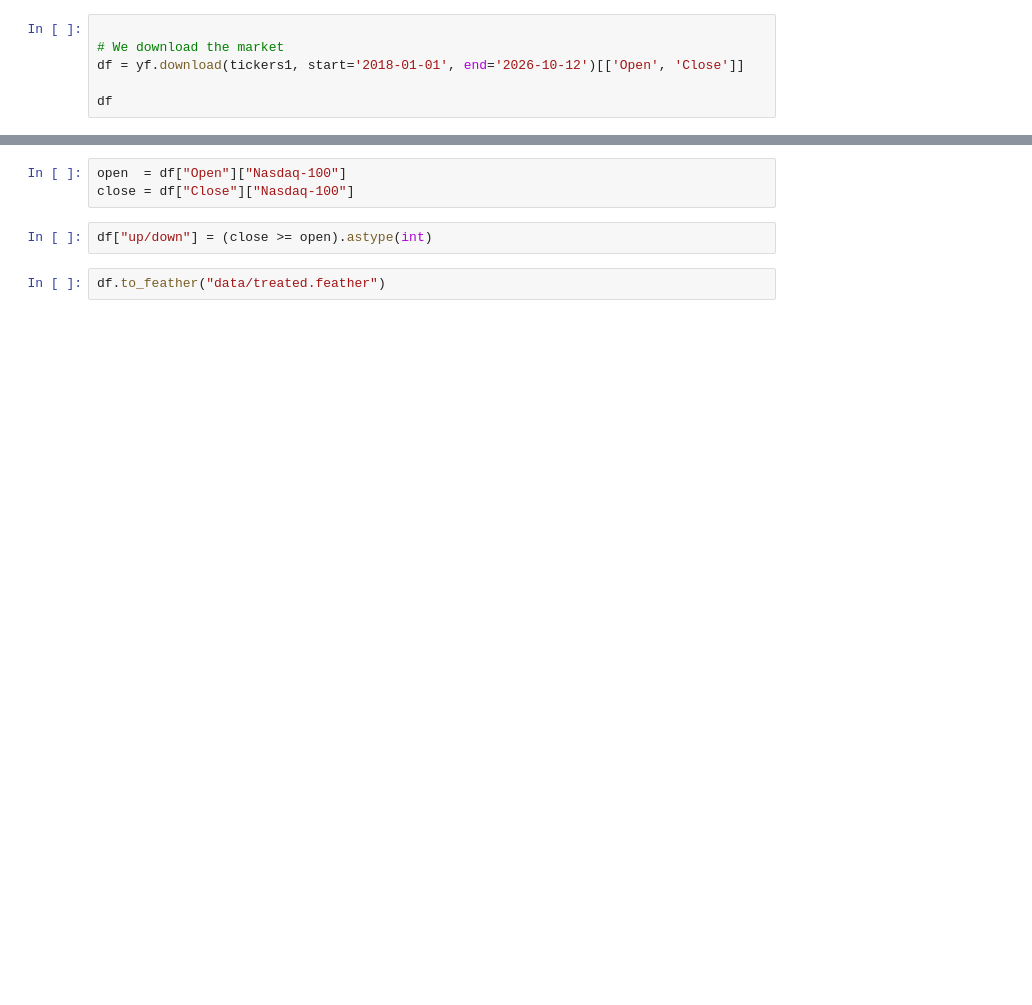
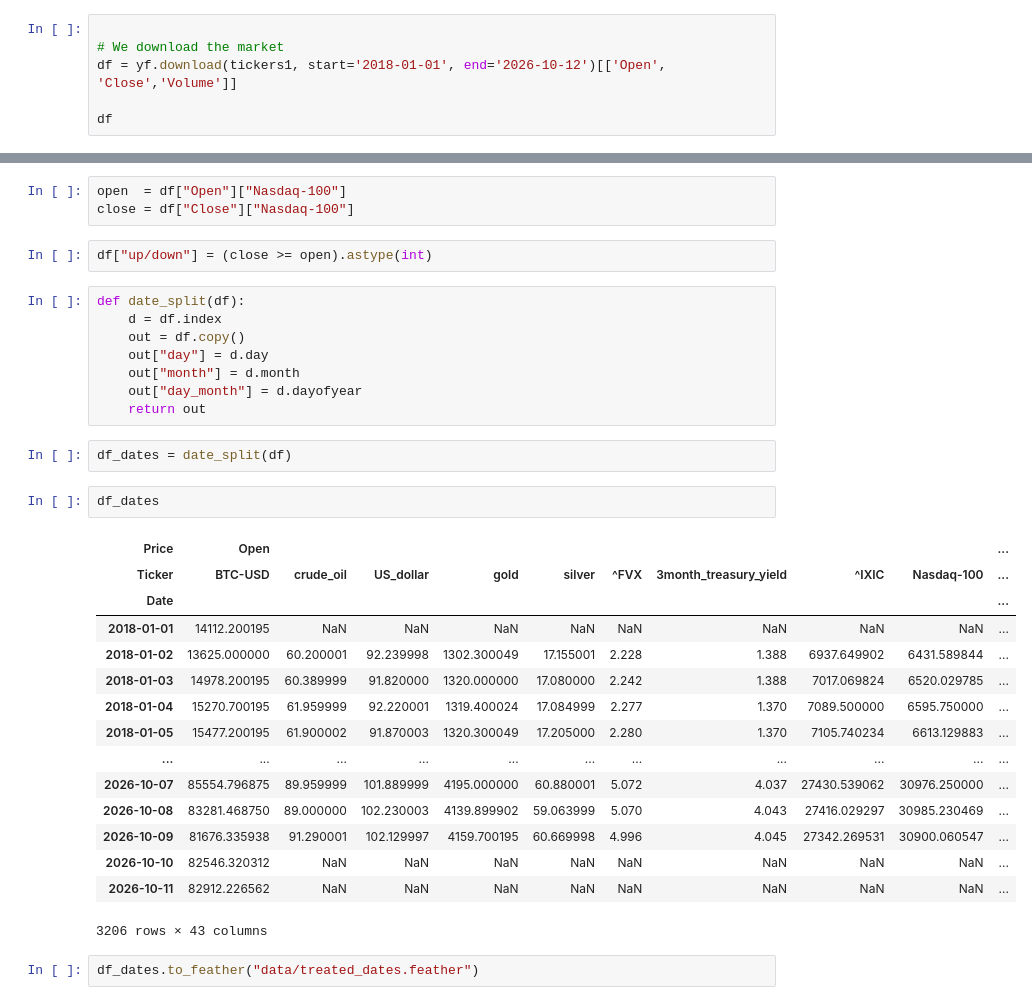
Before and after one commit to SamuAP19/NASDAQ_Prediction-Project, a Jupyter notebook: Df_cleaning.ipynb, the cells around one changed output, grey strips where cells are left out. Drawn from its saved outputs; the diff is of its cells as text; blank space fills up the shorter version.

Commit message:
split the dates

```diff
--- a/Df_cleaning.ipynb
+++ b/Df_cleaning.ipynb
@@ -47,7 +47,7 @@ print(tickers1)
 # %%
 
 # We download the market
-df = yf.download(tickers1, start='2018-01-01', end='2026-10-12')[['Open', 'Close']]
+df = yf.download(tickers1, start='2018-01-01', end='2026-10-12')[['Open', 'Close','Volume']]
 
 df
 # %% [output]
@@ -86,5 +86,33 @@ open  = df["Open"]["Nasdaq-100"]
 close = df["Close"]["Nasdaq-100"]
 # %%
 df["up/down"] = (close >= open).astype(int)
+# %%
+def date_split(df):
+    d = df.index
+    out = df.copy()
+    out["day"] = d.day
+    out["month"] = d.month
+    out["day_month"] = d.dayofyear
+    return out
+# %%
+df_dates = date_split(df)
+# %%
+df_dates
+# %% [output]
+| Price | Open |  |  |  |  |  |  |  |  | ... |
+| Ticker | BTC-USD | crude_oil | US_dollar | gold | silver | ^FVX | 3month_treasury_yield | ^IXIC | Nasdaq-100 | ... |
+| Date |  |  |  |  |  |  |  |  |  | ... |
+| 2018-01-01 | 14112.200195 | NaN | NaN | NaN | NaN | NaN | NaN | NaN | NaN | ... |
+| 2018-01-02 | 13625.000000 | 60.200001 | 92.239998 | 1302.300049 | 17.155001 | 2.228 | 1.388 | 6937.649902 | 6431.589844 | ... |
+| 2018-01-03 | 14978.200195 | 60.389999 | 91.820000 | 1320.000000 | 17.080000 | 2.242 | 1.388 | 7017.069824 | 6520.029785 | ... |
+| 2018-01-04 | 15270.700195 | 61.959999 | 92.220001 | 1319.400024 | 17.084999 | 2.277 | 1.370 | 7089.500000 | 6595.750000 | ... |
+| 2018-01-05 | 15477.200195 | 61.900002 | 91.870003 | 1320.300049 | 17.205000 | 2.280 | 1.370 | 7105.740234 | 6613.129883 | ... |
+| ... | ... | ... | ... | ... | ... | ... | ... | ... | ... | ... |
+| 2026-10-07 | 85554.796875 | 89.959999 | 101.889999 | 4195.000000 | 60.880001 | 5.072 | 4.037 | 27430.539062 | 30976.250000 | ... |
+| 2026-10-08 | 83281.468750 | 89.000000 | 102.230003 | 4139.899902 | 59.063999 | 5.070 | 4.043 | 27416.029297 | 30985.230469 | ... |
+| 2026-10-09 | 81676.335938 | 91.290001 | 102.129997 | 4159.700195 | 60.669998 | 4.996 | 4.045 | 27342.269531 | 30900.060547 | ... |
+| 2026-10-10 | 82546.320312 | NaN | NaN | NaN | NaN | NaN | NaN | NaN | NaN | ... |
+| 2026-10-11 | 82912.226562 | NaN | NaN | NaN | NaN | NaN | NaN | NaN | NaN | ... |
+3206 rows × 43 columns
 # %%
-df.to_feather("data/treated.feather")
+df_dates.to_feather("data/treated_dates.feather")
```
Also changed, not shown: parts of 2 cells of this notebook, 4 other files.
